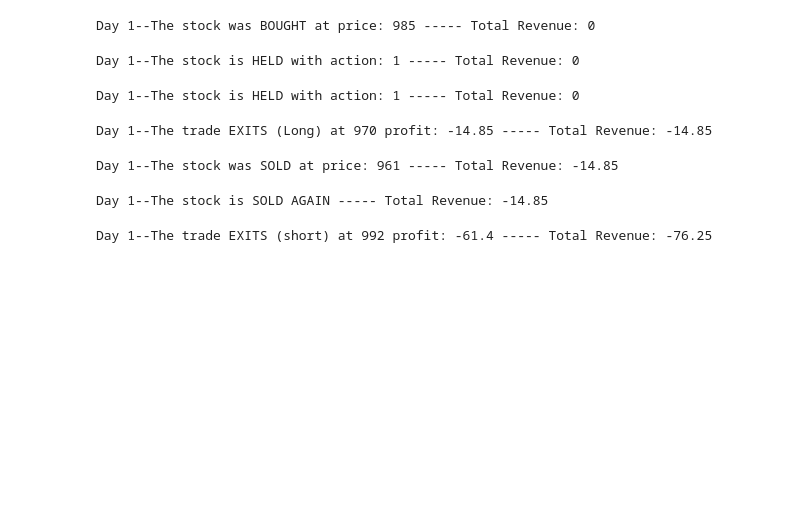
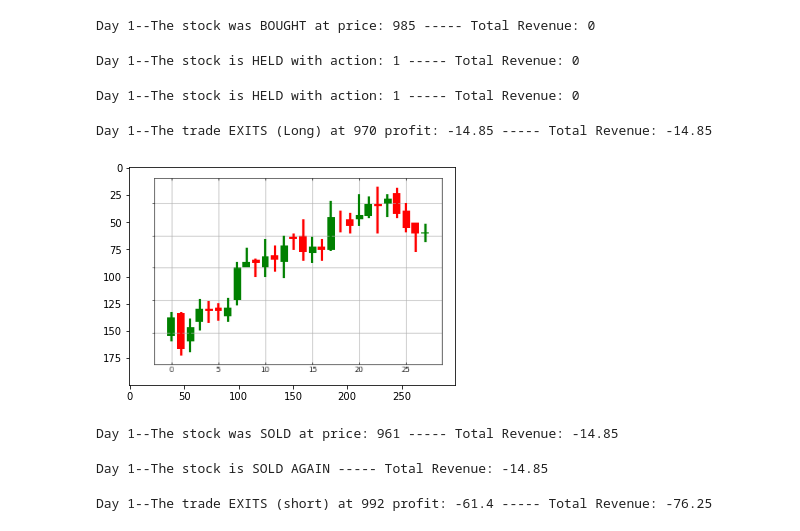
Before and after one commit to AntoniSkup/Winegold-Technologies, a Jupyter notebook: Alpha/main_execution.ipynb, the cells around one changed output. Cells and saved outputs as stored; diff of their text form; code cells hidden in the pictures; blank space fills up the shorter version.

```diff
--- a/Alpha/main_execution.ipynb
+++ b/Alpha/main_execution.ipynb
@@ -101,8 +101,11 @@ Day 1--The stock is HELD with action: 1 ----- Total Revenue: 0
 # %%
 observation_,reward, done, info= env.step(2)
 print(f"Day 1--{info}")
+imgplot = plt.imshow(observation_)
+plt.show()
 # %% [output]
 Day 1--The trade EXITS (Long) at 970 profit: -14.85 ----- Total Revenue: -14.85
+[figure, added]
 # %%
 observation_,reward, done, info= env.step(2)
 print(f"Day 1--{info}")
```
Also changed, not shown: parts of 6 cells of this notebook, 1 other file.
